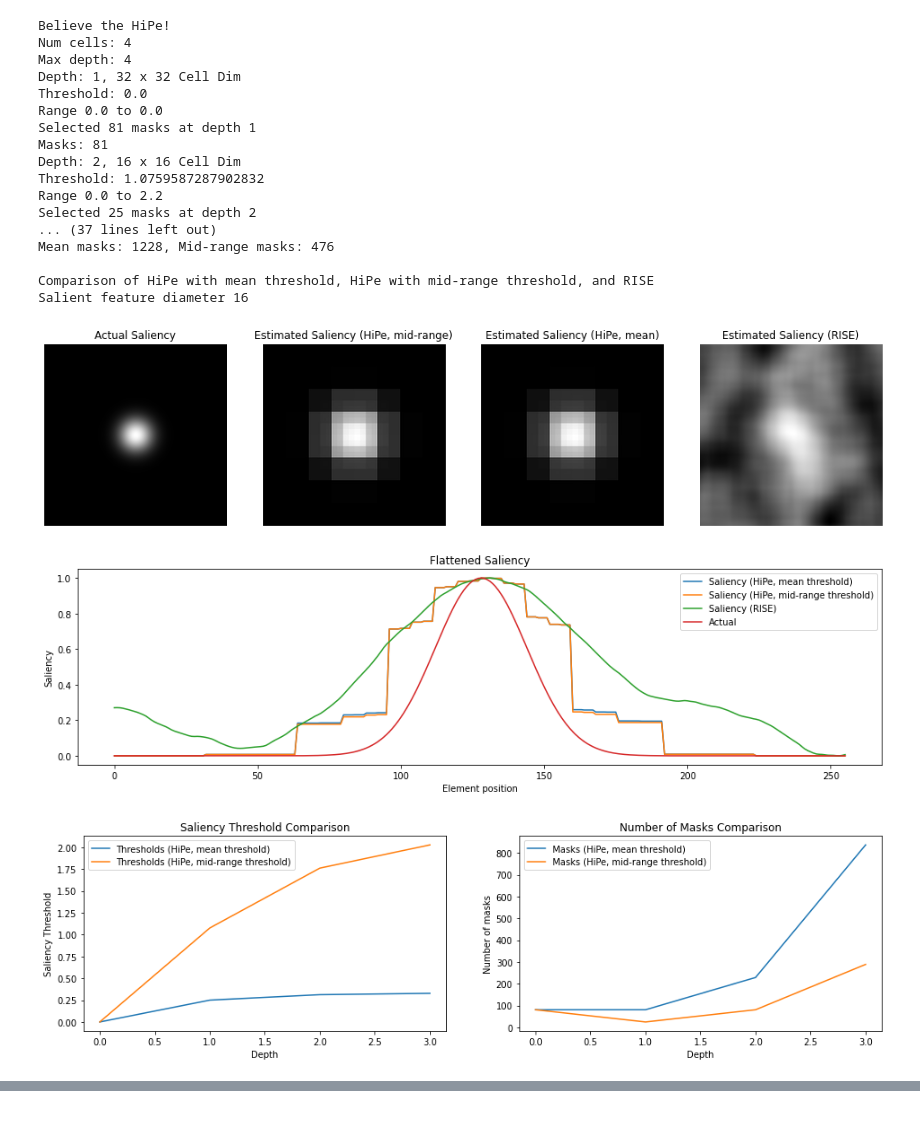
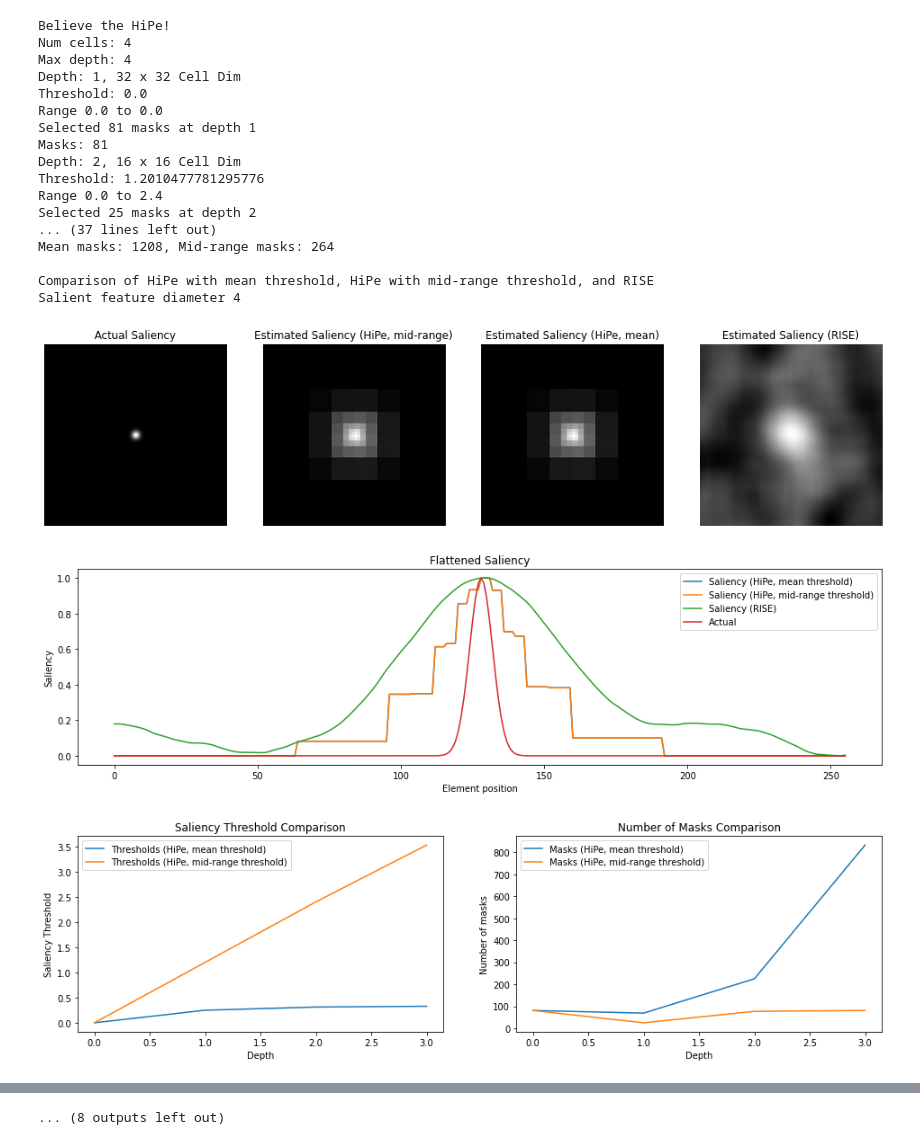
Before and after one commit to jessicarumbelow/Hierarchical-Perturbation, a Jupyter notebook: hipe_bonus_material.ipynb, the cells around one changed output, grey strips where cells are left out. Drawn from its saved outputs; the diff is of its cells as text; code cells hidden in the pictures; blank space fills up the shorter version.

```diff
--- a/hipe_bonus_material.ipynb
+++ b/hipe_bonus_material.ipynb
@@ -62,7 +62,7 @@ def hierarchical_perturbation(model,
         if dev == 'cpu':
             batch_size=1
         bn, channels, input_y_dim, input_x_dim = input.shape
-        dim = max(input_x_dim, input_y_dim)
+        dim = min(input_x_dim, input_y_dim)
         total_masks = 0
         depth = 0
         num_cells = int(max(np.ceil(np.log2(dim)), 1)/2)
@@ -191,7 +191,7 @@ def hierarchical_perturbation(model,
 
 num_el = 256
 
-f_sizes = [16]#[4,8,16,32,64]
+f_sizes = [4,8,16,32,64]
 
 def model(x):
     x = torch.sum(x, dim=(-1,-2), keepdim=True)
@@ -245,37 +245,37 @@ for f in f_sizes:
     plt.figure(figsize=(16, 4))
     ax = plt.subplot(1, 2, 1)
     pd.Series(t_mean).plot(label='Thresholds ({})'.format('HiPe, mean threshold'))
     pd.Series(t_midrange).plot(label='Thresholds ({})'.format('HiPe, mid-range threshold'))
     plt.xlabel('Depth')
     plt.ylabel('Saliency Threshold')
     plt.title('Saliency Threshold Comparison')
     plt.legend()
     ax = plt.subplot(1,2,2)
     pd.Series(ms_mean).plot(label='Masks ({})'.format('HiPe, mean threshold'))
     pd.Series(ms_midrange).plot(label='Masks ({})'.format('HiPe, mid-range threshold'))
     plt.xlabel('Depth')
     plt.ylabel('Number of masks')
     plt.title('Number of Masks Comparison')
     plt.legend()
     plt.show()
 # %% [output]
 Believe the HiPe!
 Num cells: 4
 Max depth: 4
 Depth: 1, 32 x 32 Cell Dim
 Threshold: 0.0
 Range 0.0 to 0.0
 Selected 81 masks at depth 1
 Masks: 81
 Depth: 2, 16 x 16 Cell Dim
-Threshold: 1.0759587287902832
-Range 0.0 to 2.2
+Threshold: 1.2010477781295776
+Range 0.0 to 2.4
 Selected 25 masks at depth 2
 ... (37 lines left out)
-Mean masks: 1228, Mid-range masks: 476
+Mean masks: 1208, Mid-range masks: 264
 
 Comparison of HiPe with mean threshold, HiPe with mid-range threshold, and RISE
-Salient feature diameter 16
+Salient feature diameter 4
-[figure, old version]
+[figure, new version]
-[figure, old version]
+[figure, new version]
-[figure, old version]
+[figure, new version]
@@ -282,3 +322,4 @@ Salient feature diameter 16
+... (8 outputs left out)
 # %%
 num_el = 256
 
```
Also changed, not shown: parts of 4 cells of this notebook.
